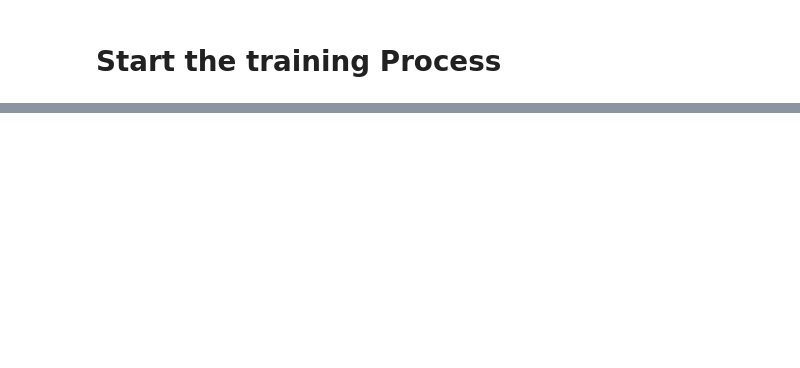
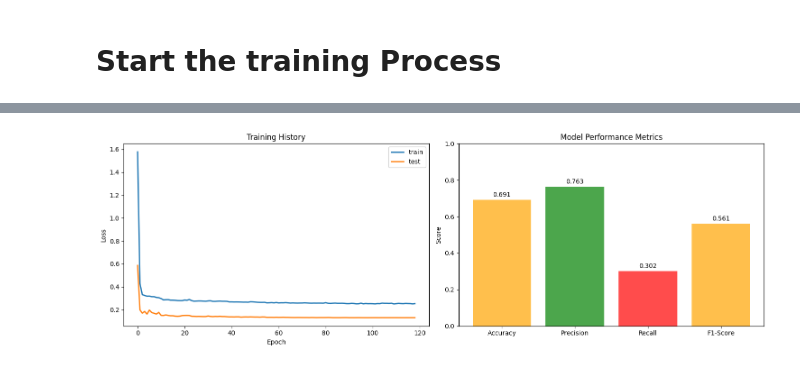
Before and after one commit to aimee-annabelle/Peer_Group_10_Water_Quality_Model, a Jupyter notebook: Reponse_Ashimwe_formative_II_starter_code_.ipynb, the cells around one changed output, grey strips where cells are left out. Drawn from its saved outputs; the diff is of its cells as text; code cells hidden in the pictures; blank space fills up the shorter version.

Commit message:
Updated my model

```diff
--- a/Reponse_Ashimwe_formative_II_starter_code_.ipynb
+++ b/Reponse_Ashimwe_formative_II_starter_code_.ipynb
@@ -32,7 +49,0 @@ from sklearn.utils import class_weight
-# %%
-# Load the dataset
-df = pd.read_csv('https://raw.githubusercontent.com/MainakRepositor/Datasets/master/water_potability.csv')
-
-print("Dataset shape:", df.shape)
-print("\nFirst few rows:")
-df.head()
@@ -310,10 +277,10 @@ class_weights = class_weight.compute_class_weight(
 # Moderate boost for positive class weight
 class_weight_dict = {
     0: class_weights[0],           # Keep negative class weight as is
-    1: class_weights[1] * 1.3      # Moderate boost for positive class weight
+    1: class_weights[1] * 3.0      # Aggressive boost for recall
 }
 print(f"Original Class Weights: {dict(enumerate(class_weights))}")
-print(f"Balanced Class Weights (moderate recall boost): {class_weight_dict}")
+print(f"Balanced Class Weights (recall boost): {class_weight_dict}")
 
 # Simple training setup - alternative stability methods
 early_stopping = EarlyStopping(
@@ -335,10 +302,10 @@ callbacks = [early_stopping, lr_reduce]
 
 # Training parameters - optimized for better performance
 EPOCHS_TO_RUN = 300
-BATCH_SIZE = 64  # Increased batch size for more stable gradients with AdamW
+BATCH_SIZE = 64  # Increased batch size for more stable gradients with RMSProp
 
 # Train the model directly
-print(f"\nTraining your custom model...")
+print(f"\nTraining custom model...")
 
 history = response_model_instance.fit(
     X_train, Y_train,
@@ -602,0 +351,75 @@ MODEL SPECIFICATIONS:
+# %%
+# Visual confusion matrix and metrics
+plt.figure(figsize=(15, 5))
+
+# Plot 2: Training History
+plt.subplot(1, 2, 1)
+plt.plot(history.history['loss'], label='train', linewidth=2)
+plt.plot(history.history['val_loss'], label='test', linewidth=2)
+plt.xlabel('Epoch')
+plt.ylabel('Loss')
+plt.title('Training History')
+plt.legend()
+
+# Plot 3: Metrics Comparison
+plt.subplot(1, 2, 2)
+metrics_names = ['Accuracy', 'Precision', 'Recall', 'F1-Score']
+metrics_values = [test_accuracy, test_precision, test_recall, test_f1]
+colors = ['green' if v > 0.7 else 'orange' if v > 0.5 else 'red' for v in metrics_values]
+bars = plt.bar(metrics_names, metrics_values, color=colors, alpha=0.7)
+plt.ylim(0, 1)
+plt.title('Model Performance Metrics')
+plt.ylabel('Score')
+for bar, value in zip(bars, metrics_values):
+    plt.text(bar.get_x() + bar.get_width()/2, bar.get_height() + 0.01,
+             f'{value:.3f}', ha='center', va='bottom')
+
+plt.tight_layout()
+plt.show()
+
+# MODEL SPECIFICATIONS
+print("\n" + "=" * 60)
+print("MODEL SPECIFICATIONS:")
+print(f"  Learning Rate: {response_model_hyperparameters['learning_rate']}")
+print(f"  Dropout Rate: {response_model_hyperparameters['dropout_rate']}")
+print(f"  Early Stopping: {response_model_hyperparameters['early_stopping_patience']} epochs")
+print(f"  Optimizer: {response_model_hyperparameters['optimizer_type']} with momentum ({response_model_hyperparameters.get('momentum', 'N/A')})")
+print(f"  Architecture: 64->48->24->1 with BatchNorm and regularization")
+
+print(f"\nTRAINING SET PERFORMANCE:")
+print(f"  Loss: {train_results[0]:.4f}")
+print(f"  Accuracy: {train_results[1]:.4f}")
+print(f"  Precision: {train_results[2]:.4f}")
+print(f"  Recall: {train_results[3]:.4f}")
+print(f"  F1-Score: {train_results[5]:.4f}")
+
+print(f"\nTEST SET PERFORMANCE:")
+print(f"  Loss: {test_results[0]:.4f}")
+print(f"  Accuracy: {test_results[1]:.4f}")
+print(f"  Precision: {test_results[2]:.4f}")
+print(f"  Recall: {test_results[3]:.4f}")
+print(f"  F1-Score: {test_results[5]:.4f}")
+
+print(f"\nSUMMARY:")
+print(f"=" * 40)
+print(f"Final Test Accuracy: {test_accuracy:.4f}")
+print(f"Final Test F1-Score: {test_f1:.4f}")
+print(f"Final Test Precision: {test_precision:.4f}")
+print(f"Final Test Recall: {test_recall:.4f}")
+print(f"Final Test Loss: {test_loss:.4f}")
+
+
+# DETAILED METRICS
+print("\nDETAILED METRICS ANALYSIS:")
+print("=" * 70)
+
+# Get predictions for test set
+Y_test_pred_proba = response_model_instance.predict(X_test, verbose=0)
+Y_test_pred = (Y_test_pred_proba > 0.5).astype(int).flatten()
+
+# Detailed classification report
+print("\nCLASSIFICATION REPORT:")
+target_names = ['Safe Water (0)', 'Contaminated Water (1)']
+print(classification_report(Y_test, Y_test_pred, target_names=target_names))
+# %% [output]
+[figure, added]
```
Also changed, not shown: parts of 11 cells of this notebook.
